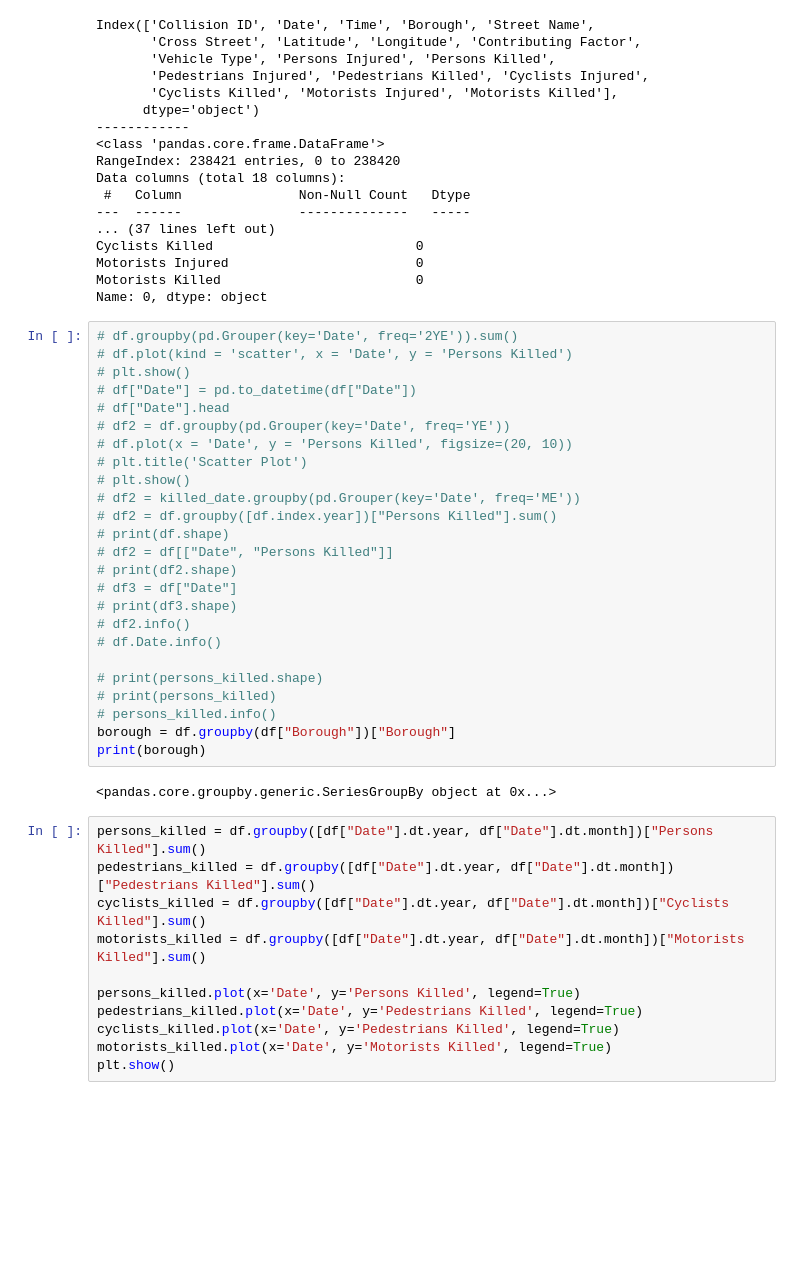
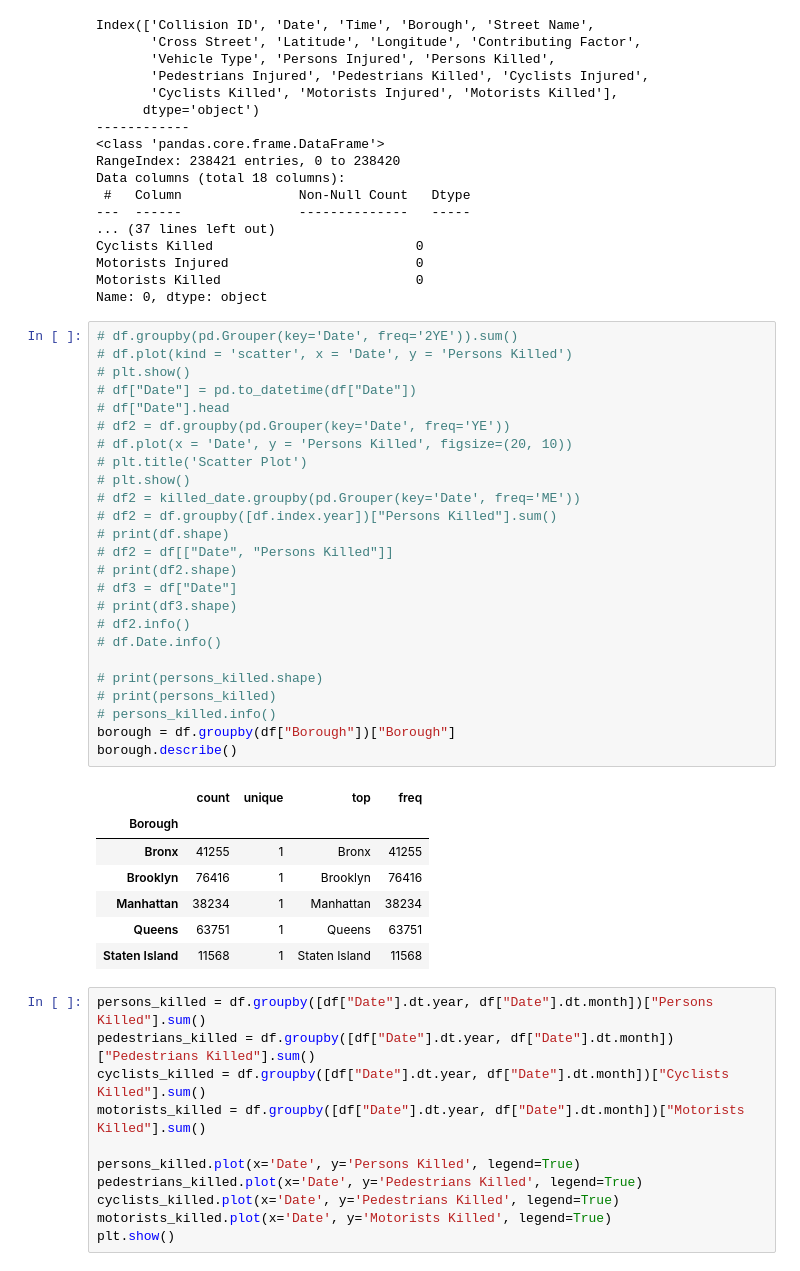
Before and after one commit to marcinozog/analiza_danych, a Jupyter notebook: NYC_Collisions.ipynb, the cells around one changed output. Cells and saved outputs as stored; diff of their text form; blank space fills up the shorter version.

```diff
--- a/NYC_Collisions.ipynb
+++ b/NYC_Collisions.ipynb
@@ -31,30 +31,36 @@ Name: 0, dtype: object
 # %%
 # df.groupby(pd.Grouper(key='Date', freq='2YE')).sum()
 # df.plot(kind = 'scatter', x = 'Date', y = 'Persons Killed')
 # plt.show()
 # df["Date"] = pd.to_datetime(df["Date"])
 # df["Date"].head
 # df2 = df.groupby(pd.Grouper(key='Date', freq='YE'))
 # df.plot(x = 'Date', y = 'Persons Killed', figsize=(20, 10))
 # plt.title('Scatter Plot')
 # plt.show()
 # df2 = killed_date.groupby(pd.Grouper(key='Date', freq='ME'))
 # df2 = df.groupby([df.index.year])["Persons Killed"].sum()
 # print(df.shape)
 # df2 = df[["Date", "Persons Killed"]]
 # print(df2.shape)
 # df3 = df["Date"]
 # print(df3.shape)
 # df2.info()
 # df.Date.info()
 
 # print(persons_killed.shape)
 # print(persons_killed)
 # persons_killed.info()
 borough = df.groupby(df["Borough"])["Borough"]
-print(borough)
+borough.describe()
 # %% [output]
-<pandas.core.groupby.generic.SeriesGroupBy object at 0x...>
+|  | count | unique | top | freq |
+| Borough |  |  |  |  |
+| Bronx | 41255 | 1 | Bronx | 41255 |
+| Brooklyn | 76416 | 1 | Brooklyn | 76416 |
+| Manhattan | 38234 | 1 | Manhattan | 38234 |
+| Queens | 63751 | 1 | Queens | 63751 |
+| Staten Island | 11568 | 1 | Staten Island | 11568 |
 # %%
 persons_killed = df.groupby([df["Date"].dt.year, df["Date"].dt.month])["Persons Killed"].sum()
 pedestrians_killed = df.groupby([df["Date"].dt.year, df["Date"].dt.month])["Pedestrians Killed"].sum()
```
